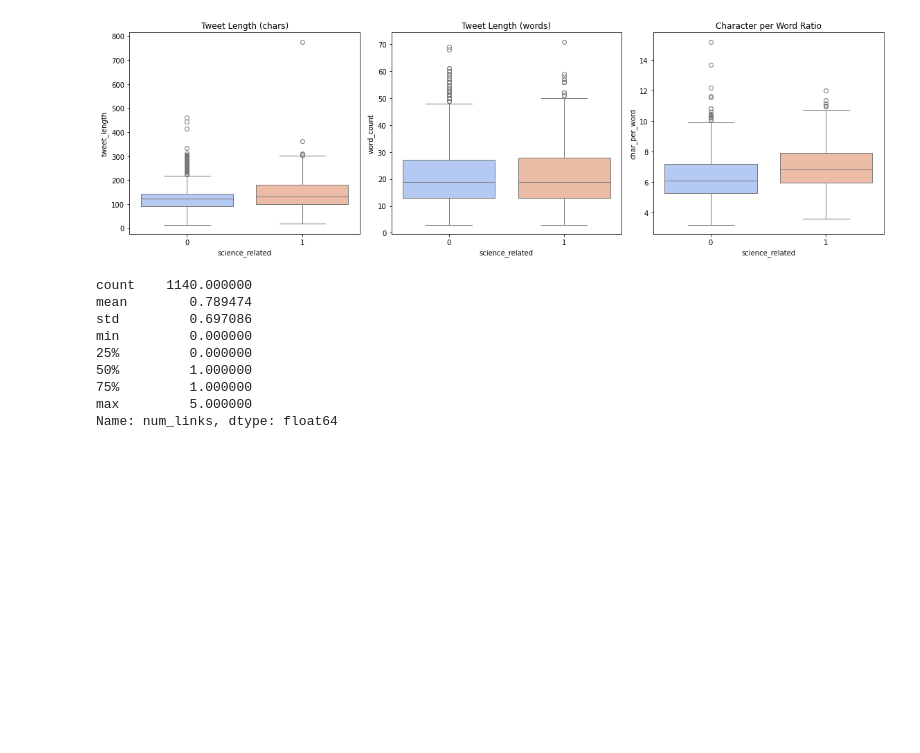
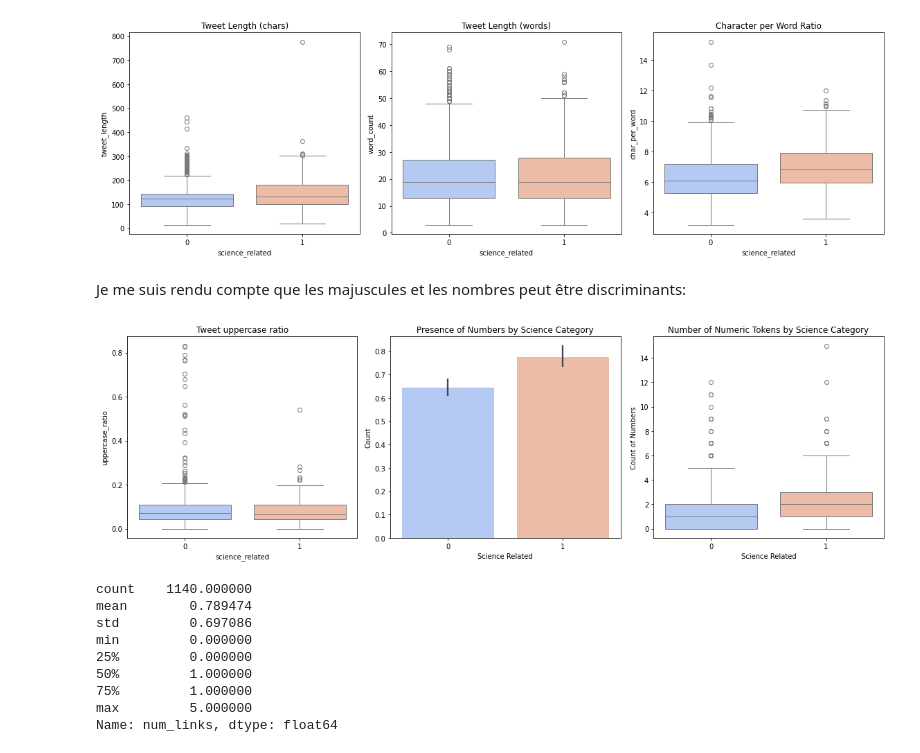
Before and after one commit to AllanDwyre/Scitweets, a Jupyter notebook: src/data_exploration/dataset_exploration.ipynb, the cells around one changed output. Cells and saved outputs as stored; diff of their text form; code cells hidden in the pictures; blank space fills up the shorter version.

```diff
--- a/src/data_exploration/dataset_exploration.ipynb
+++ b/src/data_exploration/dataset_exploration.ipynb
@@ -229,6 +229,37 @@ plt.tight_layout()
 plt.show()
 # %% [output]
 [figure]
+# %% [markdown]
+Je me suis rendu compte que les majuscules et les nombres peut être discriminants:
+# %%
+df["uppercase_ratio"] = df["text"].apply(lambda x: sum(1 for c in x if c.isupper()) / len(x) if len(x) > 0 else 0)
+df["contains_numbers"] = df["text"].apply(lambda x: 1 if re.search(r'\d+', x) else 0)
+df["numbers_count"] = df["text"].apply(lambda x: len(re.findall(r'\d+', x)))
+
+plt.figure(figsize=(16, 5))
+
+# 1. Ratio majuscule
+plt.subplot(1, 3, 1)
+sns.boxplot(x="science_related", y="uppercase_ratio", data=df, palette="coolwarm")
+plt.title("Tweet uppercase ratio")
+
+# 2. contient des nombres
+plt.subplot(1, 3, 2)
+sns.barplot(x="science_related", y="contains_numbers", data=df, palette="coolwarm")
+plt.title("Presence of Numbers by Science Category")
+plt.xlabel("Science Related")
+plt.ylabel("Count")
+
+plt.subplot(1, 3, 3)
+sns.boxplot(x="science_related", y="numbers_count", data=df, palette="coolwarm")
+plt.title("Number of Numeric Tokens by Science Category")
+plt.xlabel("Science Related")
+plt.ylabel("Count of Numbers")
+plt.tight_layout()
+
+plt.show()
+# %% [output]
+[figure, added]
 # %%
 def count_links(text):
     """Counts the number of URLs in a text."""
```
Also changed, not shown: parts of 4 cells of this notebook, 1 other file.
